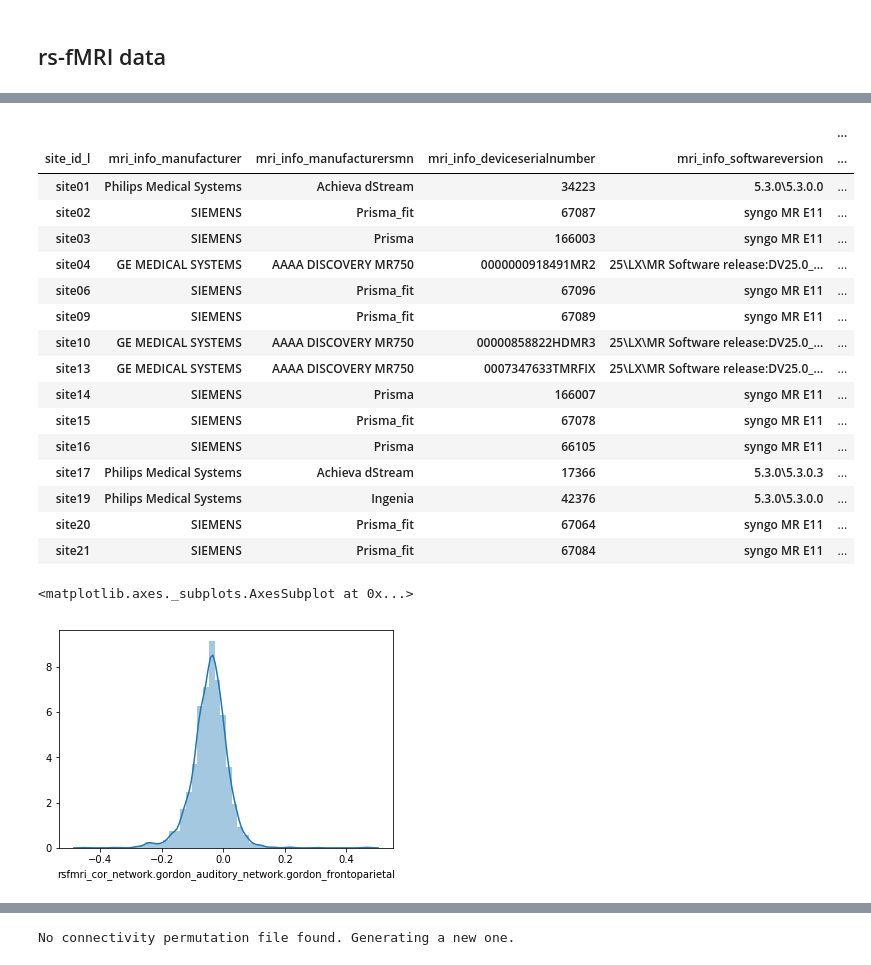
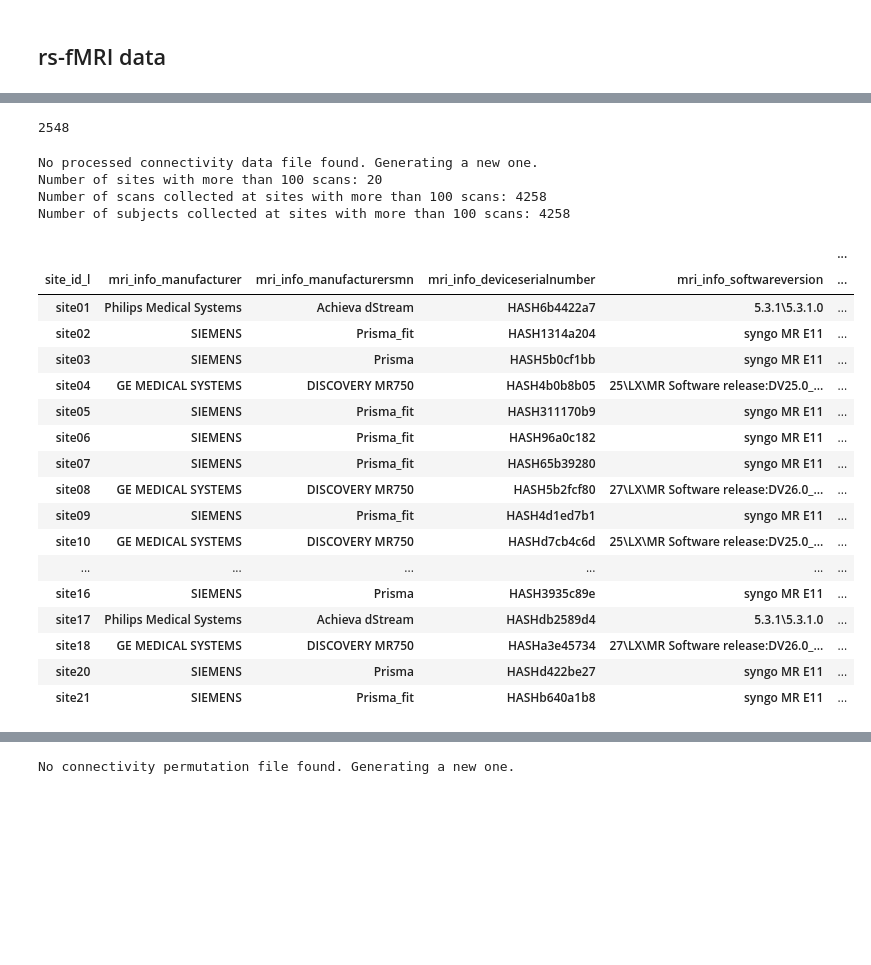
Before and after one commit to nih-fmrif/nielson_abcd_2018, a Jupyter notebook: prep_run_swarm.ipynb, the cells around one changed output, grey strips where cells are left out. Cells and saved outputs as stored; diff of their text form; code cells hidden in the pictures; blank space fills up the shorter version.

```diff
--- a/prep_run_swarm.ipynb
+++ b/prep_run_swarm.ipynb
@@ -160,7 +168,8 @@ def get_cols(raw_df):
        'rsfmri_cor_network.gordon_nvols',
        'rsfmri_cor_network.gordon_subthresh.nvols',
        'rsfmri_cor_network.gordon_subthresh.contig.nvols',
-       'rsfmri_cor_network.gordon_ntpoints']
+       'rsfmri_cor_network.gordon_ntpoints', 'dataset_id_y', 'tbl_mean.motion', 'tbl_mean.trans', 'tbl_mean.rot',
+       'tbl_max.motion', 'tbl_max.trans', 'tbl_max.rot']
     meta_cols = raw_df.columns[raw_df.columns.isin(base_meta_cols)].values
     metric_cols = raw_df.columns[~raw_df.columns.isin(base_meta_cols)].values
     return metric_cols, meta_cols
@@ -282,3 +349,10 @@ con = pd.read_pickle(data_dir/'con.pkz')
+# %%
+con_old = pd.read_pickle(data_dir/'con.pkz')
+
+con = pd.read_pickle(data_dir/'con_2.0.pkz')
+# drop the subjects that are in the 1.1 release
+# as well as those that don't pass qc, those without a entry for gender, and ambidexterous individiuals
+con = con.loc[(~con.subjectkey.isin(con_old.subjectkey.unique())) & (con.qc_ok == True ) & (con.gender.notnull()) & (con.ehi_ss_score != 2), :]
 # %%
 singletons =con.groupby(['site_id_l',
                  'mri_info_manufacturer',
@@ -354,40 +420,53 @@ con[sing_ind]
+# %%
+# Stie and scanner are almost compltely compounded,
+# so we'll just drop the smaller of the scanner that comes from a site with more scans
+con = con.loc[con.unique_scanner != 'site04__HASHfeb7e81a__25\LX\MR Software release:DV25.0_R02_1549.b', :].copy(deep=True)
+# %%
+98 * 26
+# %% [output]
+2548
 # %%
 # Process connectivity data
 # If processed connectivity data doesn't exist, create it
 big_con_file = swarm_dir/'big_con.pkz'
 if not big_con_file.exists():
     print("No processed connectivity data file found. Generating a new one.")
-    con = pd.read_pickle(data_dir/'con.pkz')
-    con.loc[con.mri_info_manufacturersmn == 'DISCOVERY MR750', 'mri_info_manufacturersmn'] = 'AAAA DISCOVERY MR750'
+    #con = pd.read_pickle(data_dir/'con.pkz')
+    #con.loc[con.mri_info_manufacturersmn == 'DISCOVERY MR750', 'mri_info_manufacturersmn'] = 'AAAA DISCOVERY MR750'
     con_metric_cols, con_meta_cols = get_cols(con)
     big_con = big_sites(100, con, con_metric_cols)
 
     big_con.to_pickle(big_con_file)
 else:
     big_con = pd.read_pickle(big_con_file)
 
 # Look at counts in connectivity data
 big_con.groupby(['site_id_l',
                  'mri_info_manufacturer',
                  'mri_info_manufacturersmn',
                  'mri_info_deviceserialnumber',
                  'mri_info_softwareversion',
                  'unique_scanner']).count()
 # %% [output]
+No processed connectivity data file found. Generating a new one.
+Number of sites with more than 100 scans: 20
+Number of scans collected at sites with more than 100 scans: 4258
+Number of subjects collected at sites with more than 100 scans: 4258
 |  |  |  |  |  | ... |
 | site_id_l | mri_info_manufacturer | mri_info_manufacturersmn | mri_info_deviceserialnumber | mri_info_softwareversion | ... |
-| site01 | Philips Medical Systems | Achieva dStream | 34223 | 5.3.0\5.3.0.0 | ... |
-| site02 | SIEMENS | Prisma_fit | 67087 | syngo MR E11 | ... |
-| site03 | SIEMENS | Prisma | 166003 | syngo MR E11 | ... |
-| site04 | GE MEDICAL SYSTEMS | AAAA DISCOVERY MR750 | 0000000918491MR2 | 25\LX\MR Software release:DV25.0_... | ... |
-| site06 | SIEMENS | Prisma_fit | 67096 | syngo MR E11 | ... |
-| site09 | SIEMENS | Prisma_fit | 67089 | syngo MR E11 | ... |
-| site10 | GE MEDICAL SYSTEMS | AAAA DISCOVERY MR750 | 00000858822HDMR3 | 25\LX\MR Software release:DV25.0_... | ... |
-| site13 | GE MEDICAL SYSTEMS | AAAA DISCOVERY MR750 | 0007347633TMRFIX | 25\LX\MR Software release:DV25.0_... | ... |
-| site14 | SIEMENS | Prisma | 166007 | syngo MR E11 | ... |
-| site15 | SIEMENS | Prisma_fit | 67078 | syngo MR E11 | ... |
-| site16 | SIEMENS | Prisma | 66105 | syngo MR E11 | ... |
-| site17 | Philips Medical Systems | Achieva dStream | 17366 | 5.3.0\5.3.0.3 | ... |
-| site19 | Philips Medical Systems | Ingenia | 42376 | 5.3.0\5.3.0.0 | ... |
-| site20 | SIEMENS | Prisma_fit | 67064 | syngo MR E11 | ... |
-| site21 | SIEMENS | Prisma_fit | 67084 | syngo MR E11 | ... |
+| site01 | Philips Medical Systems | Achieva dStream | HASH6b4422a7 | 5.3.1\5.3.1.0 | ... |
+| site02 | SIEMENS | Prisma_fit | HASH1314a204 | syngo MR E11 | ... |
+| site03 | SIEMENS | Prisma | HASH5b0cf1bb | syngo MR E11 | ... |
+| site04 | GE MEDICAL SYSTEMS | DISCOVERY MR750 | HASH4b0b8b05 | 25\LX\MR Software release:DV25.0_... | ... |
+| site05 | SIEMENS | Prisma_fit | HASH311170b9 | syngo MR E11 | ... |
+| site06 | SIEMENS | Prisma_fit | HASH96a0c182 | syngo MR E11 | ... |
+| site07 | SIEMENS | Prisma_fit | HASH65b39280 | syngo MR E11 | ... |
+| site08 | GE MEDICAL SYSTEMS | DISCOVERY MR750 | HASH5b2fcf80 | 27\LX\MR Software release:DV26.0_... | ... |
+| site09 | SIEMENS | Prisma_fit | HASH4d1ed7b1 | syngo MR E11 | ... |
+| site10 | GE MEDICAL SYSTEMS | DISCOVERY MR750 | HASHd7cb4c6d | 25\LX\MR Software release:DV25.0_... | ... |
+| ... | ... | ... | ... | ... | ... |
+| site16 | SIEMENS | Prisma | HASH3935c89e | syngo MR E11 | ... |
+| site17 | Philips Medical Systems | Achieva dStream | HASHdb2589d4 | 5.3.1\5.3.1.0 | ... |
+| site18 | GE MEDICAL SYSTEMS | DISCOVERY MR750 | HASHa3e45734 | 27\LX\MR Software release:DV26.0_... | ... |
+| site20 | SIEMENS | Prisma | HASHd422be27 | syngo MR E11 | ... |
+| site21 | SIEMENS | Prisma_fit | HASHb640a1b8 | syngo MR E11 | ... |
@@ -396,7 +472,0 @@ con_metric_cols, con_meta_cols = get_cols(con)
-# %%
-import seaborn as sns
-%matplotlib inline
-sns.distplot(big_con.loc[:, 'rsfmri_cor_network.gordon_auditory_network.gordon_frontoparietal'])
-# %% [output]
-<matplotlib.axes._subplots.AxesSubplot at 0x...>
-[figure, removed]
```
Also changed, not shown: parts of 26 cells of this notebook.
